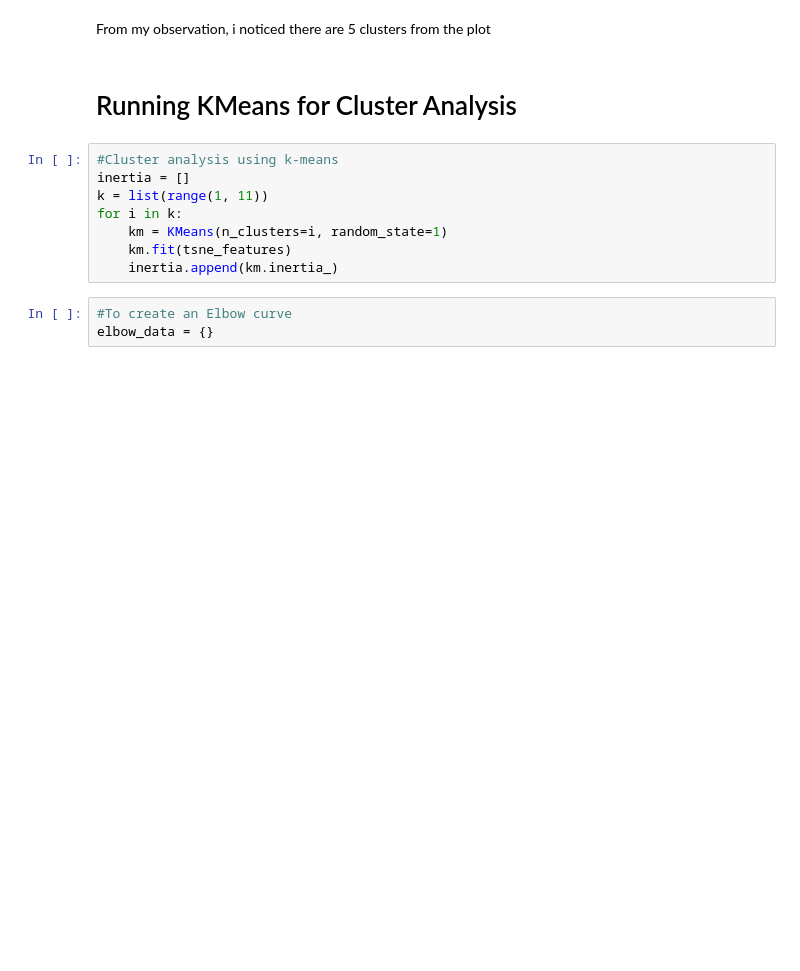
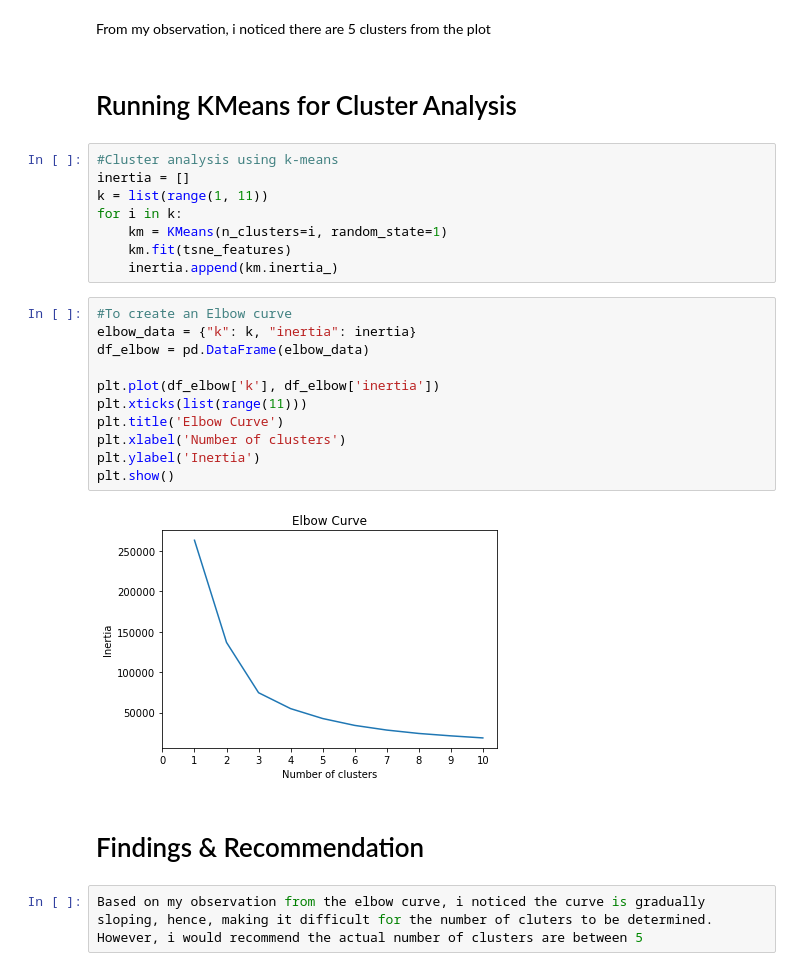
Before and after one commit to nams238/Unsupervised_MachineLeaning_Homework, a Jupyter notebook: myopia.ipynb, the cells around one changed output. Cells and saved outputs as stored; diff of their text form; blank space fills up the shorter version.

Commit message:
recommendations on actual clusters observed from the elbow curve

```diff
--- a/myopia.ipynb
+++ b/myopia.ipynb
@@ -101,6 +101,20 @@ for i in k:
     km = KMeans(n_clusters=i, random_state=1)
     km.fit(tsne_features)
     inertia.append(km.inertia_)
-# %%
-#To create an Elbow curve
-elbow_data = {}
+# %%
+#To create an Elbow curve
+elbow_data = {"k": k, "inertia": inertia}
+df_elbow = pd.DataFrame(elbow_data)
+
+plt.plot(df_elbow['k'], df_elbow['inertia'])
+plt.xticks(list(range(11)))
+plt.title('Elbow Curve')
+plt.xlabel('Number of clusters')
+plt.ylabel('Inertia')
+plt.show()
+# %% [output]
+[figure, added]
+# %% [markdown]
+# Findings & Recommendation
+# %%
+Based on my observation from the elbow curve, i noticed the curve is gradually sloping, hence, making it difficult for the number of cluters to be determined. However, i would recommend the actual number of clusters are between 5
```
